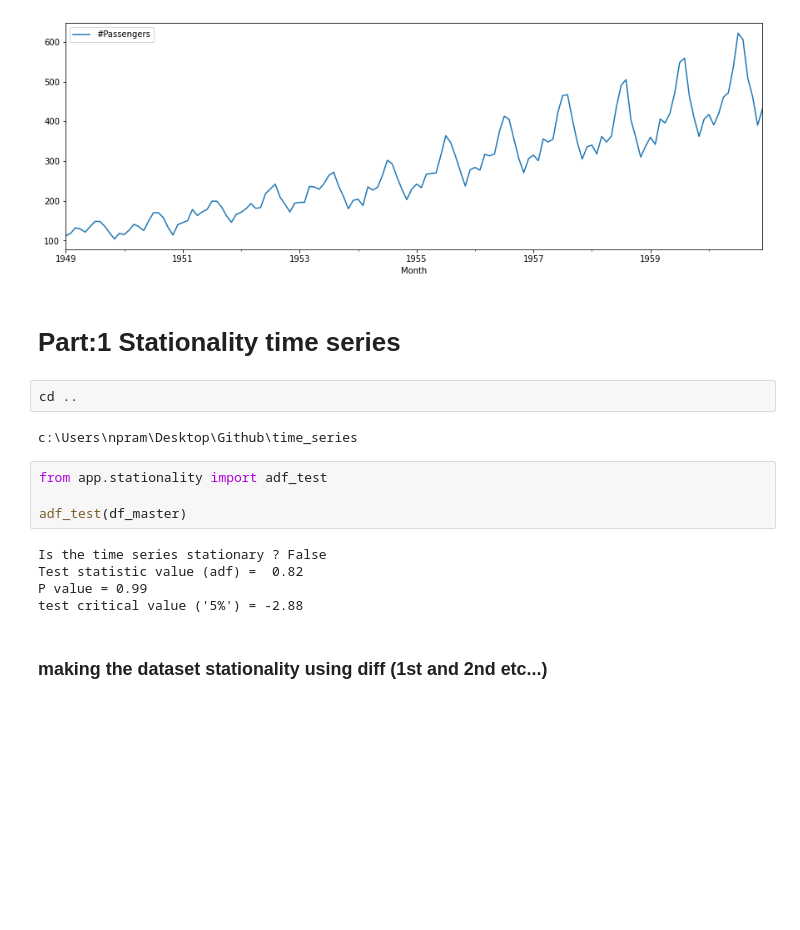
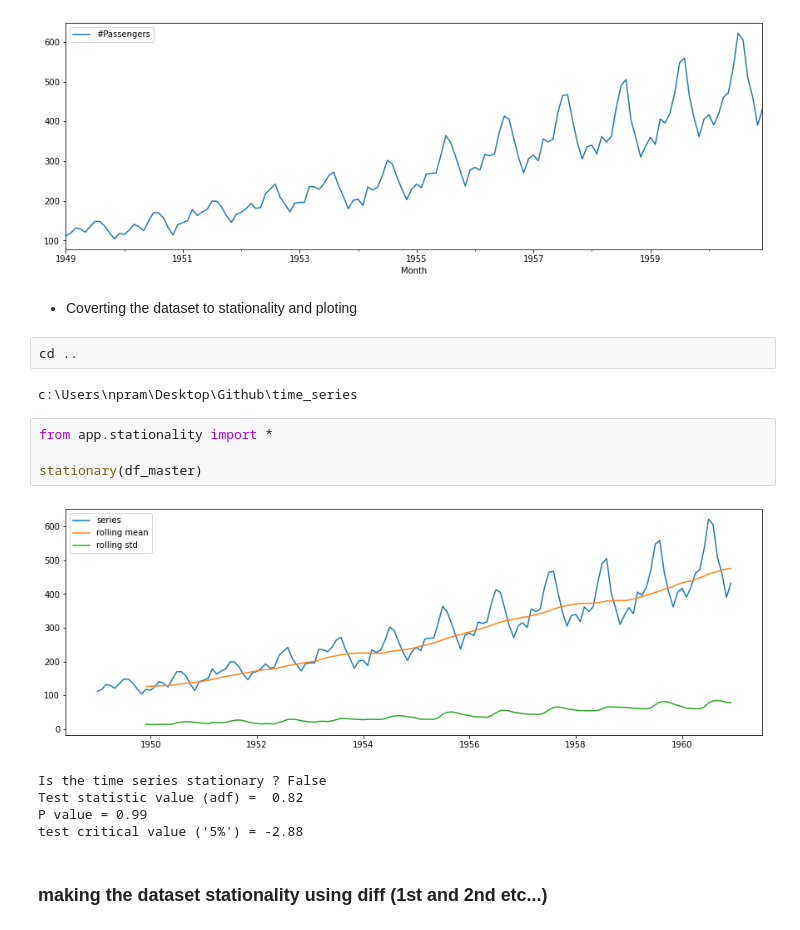
Before and after one commit to Pramod-Kumar808/time_series, a Jupyter notebook: notebook/Project_Notebook.ipynb, the cells around one changed output. Cells and saved outputs as stored; diff of their text form; blank space fills up the shorter version.

```diff
--- a/notebook/Project_Notebook.ipynb
+++ b/notebook/Project_Notebook.ipynb
@@ -28,17 +49,18 @@ df_master.plot()
 # %% [output]
 <AxesSubplot:xlabel='Month'>
 [figure]
-# %% [markdown]
-# Part:1 Stationality time series
+# %% [markdown]
+* Coverting the dataset to stationality and ploting
 # %%
 cd ..
 # %% [output]
 c:\Users\npram\Desktop\Github\time_series
 # %%
-from app.stationality import adf_test
+from app.stationality import *
 
-adf_test(df_master)
+stationary(df_master)
 # %% [output]
+[figure, added]
 Is the time series stationary ? False
 Test statistic value (adf) =  0.82
 P value = 0.99
```
Also changed, not shown: parts of 45 cells of this notebook, 2 other files.
